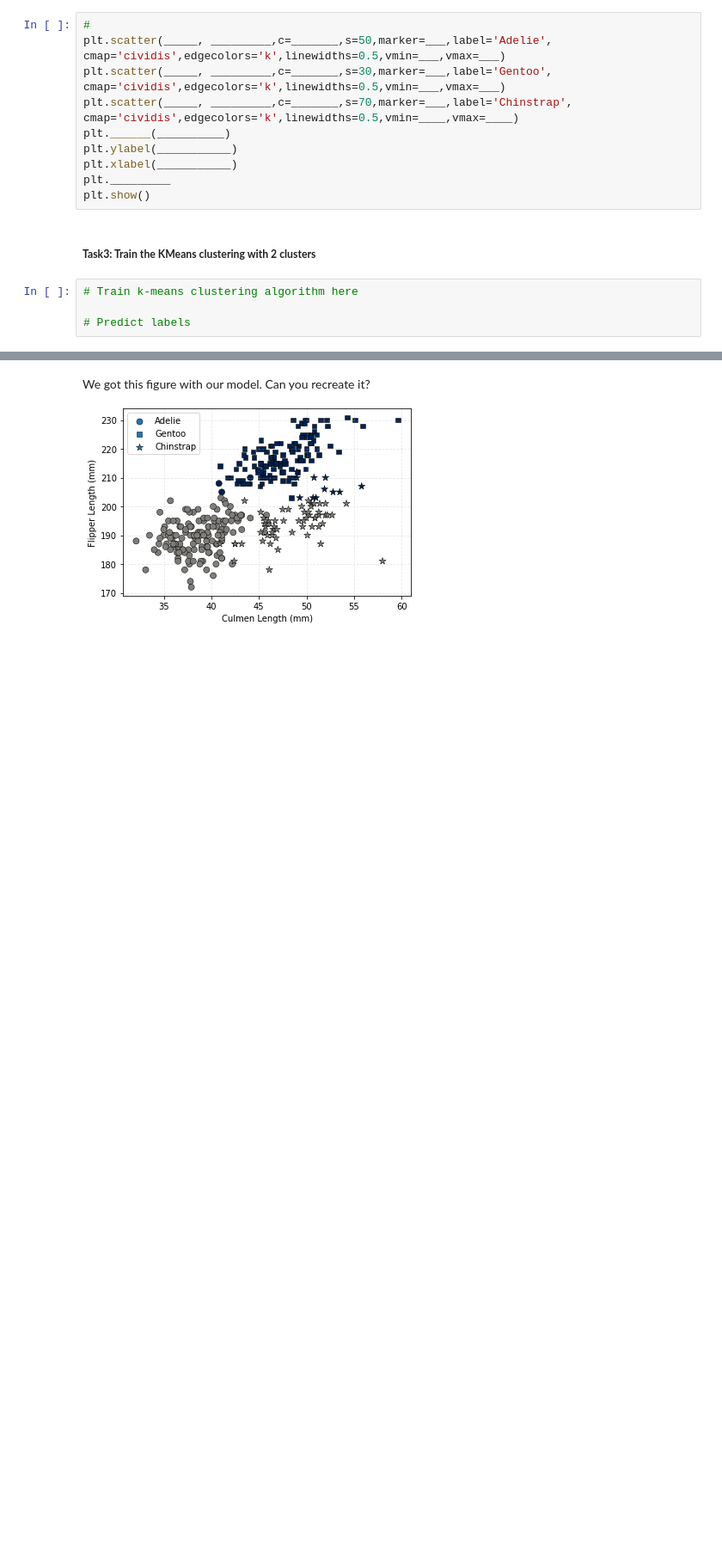
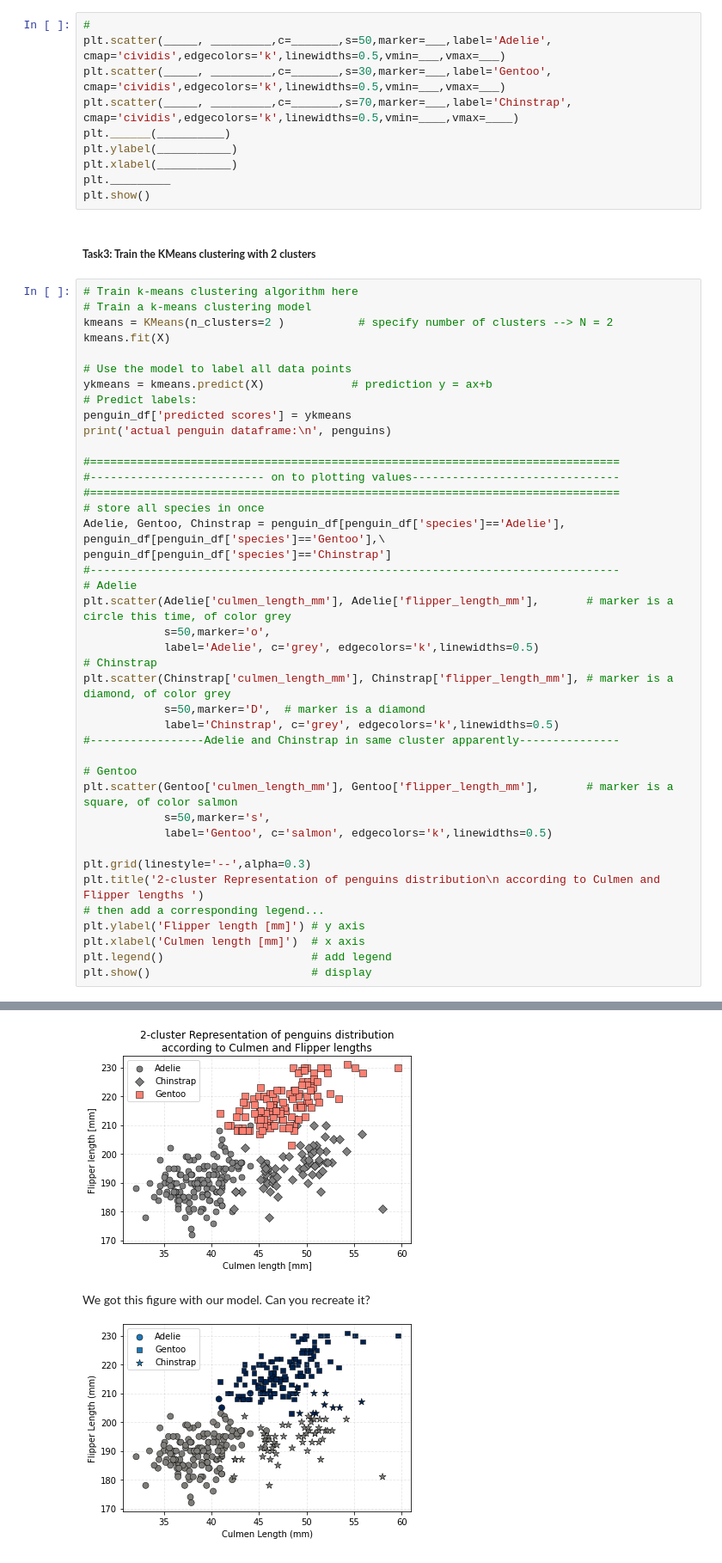
Before and after one commit to Etienne-98/2022_Intro_Python, a Jupyter notebook: Exercises/W4_S1.ipynb, the cells around one changed output, grey strips where cells are left out. Shown at 86% size. Saved outputs shown, nothing was run; the diff lists cells and outputs as text; blank space fills up the shorter version.

```diff
--- a/Exercises/W4_S1.ipynb
+++ b/Exercises/W4_S1.ipynb
@@ -274,7 +293,45 @@ plt._________
 plt.show()
 # %% [markdown]
 ##### **Task3: Train the KMeans clustering with 2 clusters**
-# %%
-# Train k-means clustering algorithm here
-
-# Predict labels
+# %%
+# Train k-means clustering algorithm here
+# Train a k-means clustering model
+kmeans = KMeans(n_clusters=2 )           # specify number of clusters --> N = 2
+kmeans.fit(X)
+
+# Use the model to label all data points
+ykmeans = kmeans.predict(X)             # prediction y = ax+b
+# Predict labels:
+penguin_df['predicted scores'] = ykmeans
+print('actual penguin dataframe:\n', penguins)
+
+#===============================================================================
+#-------------------------- on to plotting values-------------------------------
+#===============================================================================
+# store all species in once
+Adelie, Gentoo, Chinstrap = penguin_df[penguin_df['species']=='Adelie'], penguin_df[penguin_df['species']=='Gentoo'],\
+penguin_df[penguin_df['species']=='Chinstrap']
+#-------------------------------------------------------------------------------
+# Adelie
+plt.scatter(Adelie['culmen_length_mm'], Adelie['flipper_length_mm'],       # marker is a circle this time, of color grey
+            s=50,marker='o',
+            label='Adelie', c='grey', edgecolors='k',linewidths=0.5)
+# Chinstrap
+plt.scatter(Chinstrap['culmen_length_mm'], Chinstrap['flipper_length_mm'], # marker is a diamond, of color grey
+            s=50,marker='D',  # marker is a diamond
+            label='Chinstrap', c='grey', edgecolors='k',linewidths=0.5)
+#-----------------Adelie and Chinstrap in same cluster apparently---------------
+
+# Gentoo
+plt.scatter(Gentoo['culmen_length_mm'], Gentoo['flipper_length_mm'],       # marker is a square, of color salmon
+            s=50,marker='s',
+            label='Gentoo', c='salmon', edgecolors='k',linewidths=0.5)
+
+plt.grid(linestyle='--',alpha=0.3)
+plt.title('2-cluster Representation of penguins distribution\n according to Culmen and Flipper lengths ')
+# then add a corresponding legend...
+plt.ylabel('Flipper length [mm]') # y axis
+plt.xlabel('Culmen length [mm]')  # x axis
+plt.legend()                      # add legend
+plt.show()                        # display
+# %% [output]
@@ -281,3 +360,4 @@ plt.show()
+[figure, added]
 # %% [markdown]
 We got this figure with our model. Can you recreate it?
 
```
Also changed, not shown: parts of 4 cells of this notebook.
